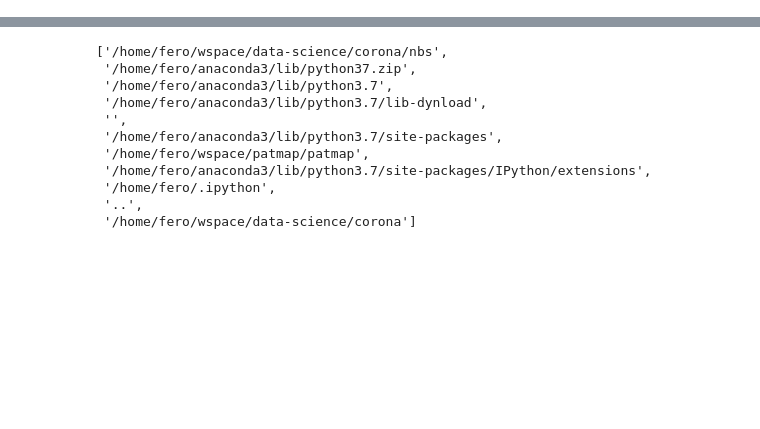
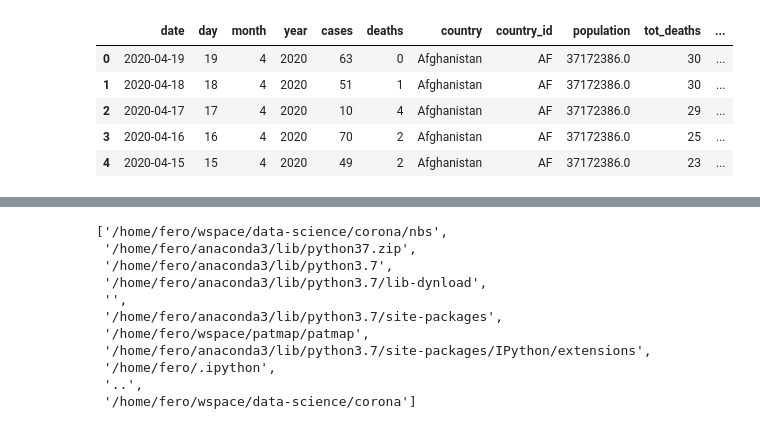
Before and after one commit to silverfield/corona-vis, a Jupyter notebook: nbs/explore-mobility.ipynb, the cells around one changed output, grey strips where cells are left out. Drawn from its saved outputs; the diff is of its cells as text; code cells hidden in the pictures; blank space fills up the shorter version.

```diff
--- a/nbs/explore-mobility.ipynb
+++ b/nbs/explore-mobility.ipynb
@@ -7,3 +9,13 @@ sys.path.append('/home/fero/wspace/data-science/corona')
 # %%
 import procdata
 import pandas as pd
+# %%
+df = procdata.get_final_df()
+df.head()
+# %% [output]
+|  | date | day | month | year | cases | deaths | country | country_id | population | tot_deaths | ... |
+| 0 | 2020-04-19 | 19 | 4 | 2020 | 63 | 0 | Afghanistan | AF | 37172386.0 | 30 | ... |
+| 1 | 2020-04-18 | 18 | 4 | 2020 | 51 | 1 | Afghanistan | AF | 37172386.0 | 30 | ... |
+| 2 | 2020-04-17 | 17 | 4 | 2020 | 10 | 4 | Afghanistan | AF | 37172386.0 | 29 | ... |
+| 3 | 2020-04-16 | 16 | 4 | 2020 | 70 | 2 | Afghanistan | AF | 37172386.0 | 25 | ... |
+| 4 | 2020-04-15 | 15 | 4 | 2020 | 49 | 2 | Afghanistan | AF | 37172386.0 | 23 | ... |
```
Also changed, not shown: parts of 2 cells of this notebook, 7 other files.
